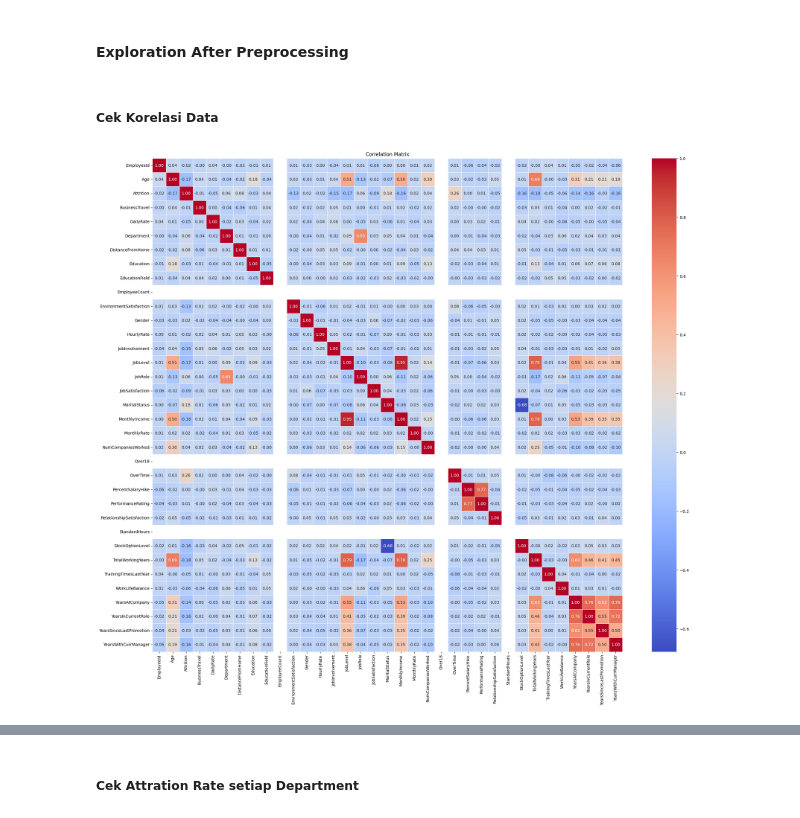
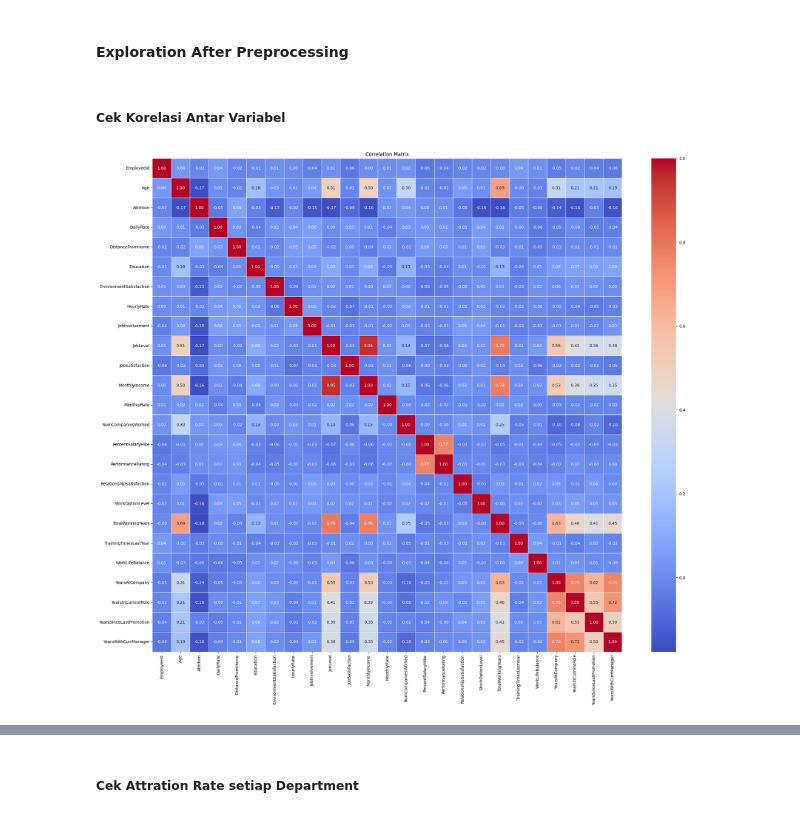
Before and after one commit to Sulbae/HR-Dashboard, a Jupyter notebook: notebook.ipynb, the cells around one changed output, grey strips where cells are left out. Cells and saved outputs as stored; diff of their text form; code cells hidden in the pictures.

```diff
--- a/notebook.ipynb
+++ b/notebook.ipynb
@@ -307,0 +309,6 @@ for col in categorical_features:
+# %%
+columns_to_drop = ['EmployeeCount', 'StandardHours', 'Over18']
+
+selected_df = df.copy().drop(columns=columns_to_drop, inplace=False)
+
+selected_df.info()
@@ -308,15 +333,16 @@ for col in categorical_features:
 # %% [markdown]
 #### Exploration After Preprocessing
 # %% [markdown]
-##### Cek Korelasi Data
+##### Cek Korelasi Antar Variabel
 # %%
-corr = df.corr()
+# Cek korelasi keseluruhan
+all_corr = selected_df.select_dtypes(include=['int64', 'float64']).corr(method='pearson')
 
 plt.figure(figsize=(26, 22))
-sns.heatmap(corr, annot=True, cmap='coolwarm', fmt='.2f', linewidths=0.5)
+sns.heatmap(all_corr, annot=True, cmap='coolwarm', fmt='.2f', linewidths=0.5)
 plt.title('Correlation Matrix')
 plt.show()
 # %% [output]
-[figure, old version]
+[figure, new version]
 # %%
 # Korelasi positif terhadap Attrition
```
Also changed, not shown: parts of 27 cells of this notebook, 1 other file.
